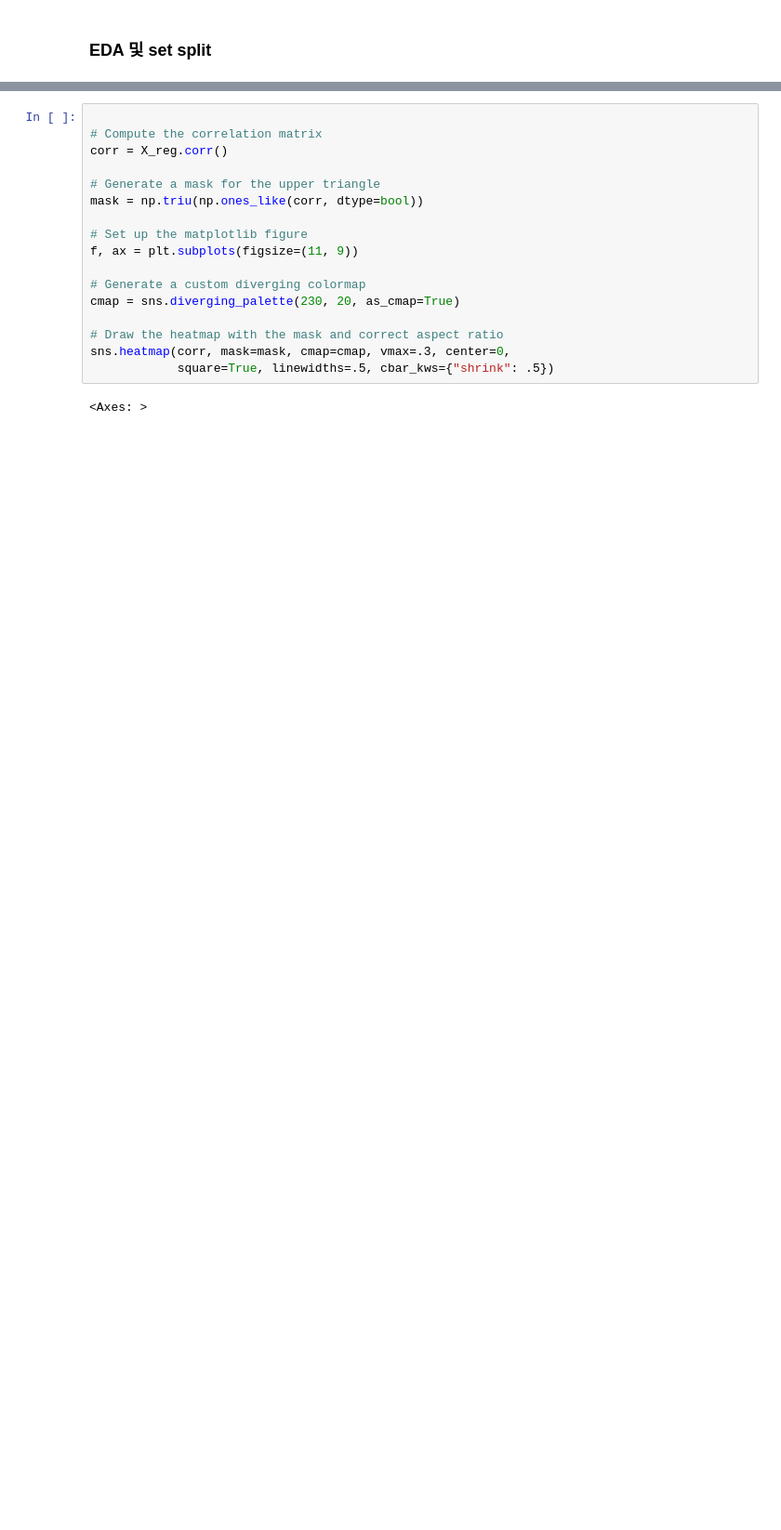
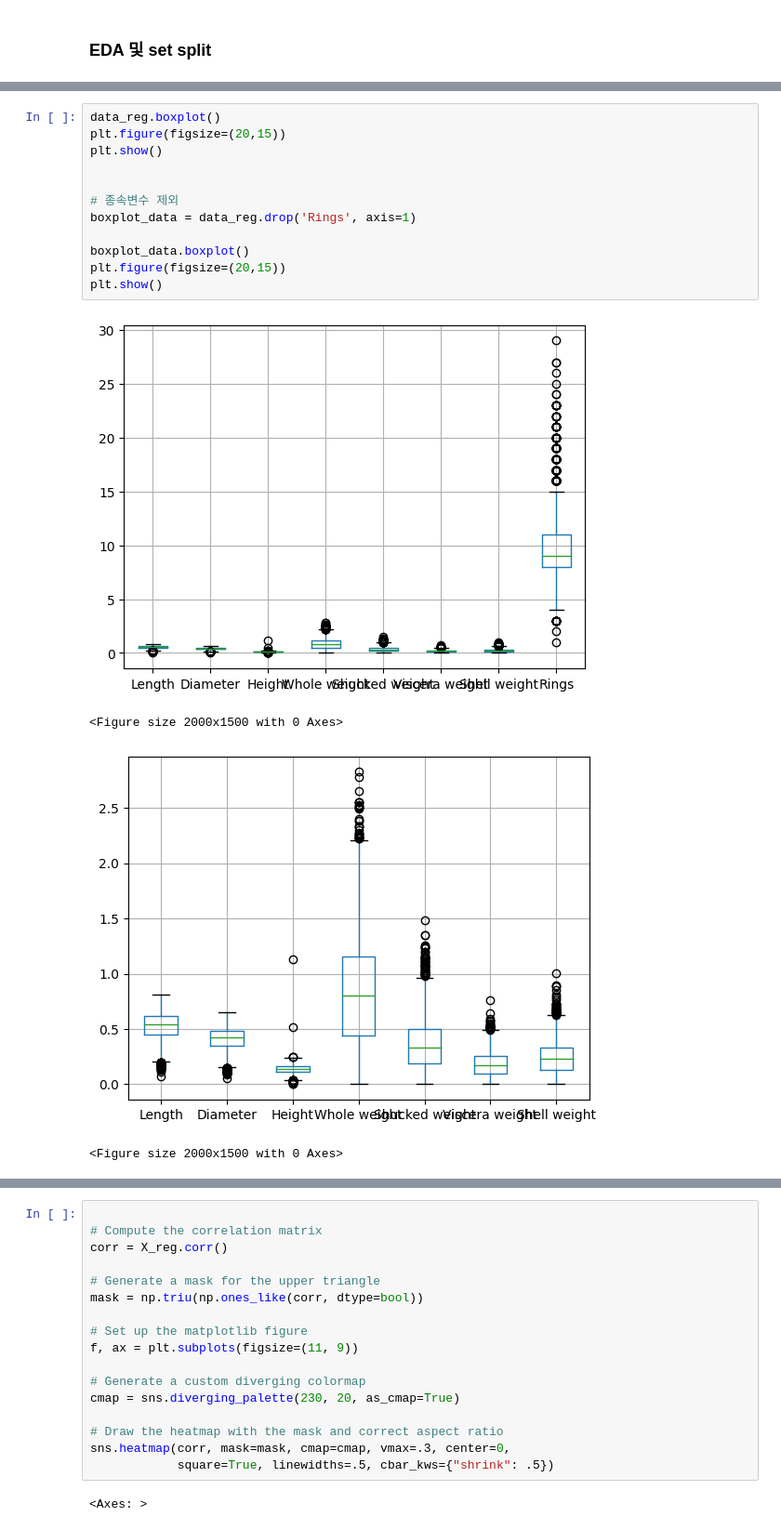
Before and after one commit to KHP95/AIB_TP1, a Jupyter notebook: regression_1.ipynb, the cells around one changed output, grey strips where cells are left out. Shown at 93% size. Drawn from its saved outputs; the diff is of its cells as text; blank space fills up the shorter version.

```diff
--- a/regression_1.ipynb
+++ b/regression_1.ipynb
@@ -38,0 +92,17 @@ data_reg = pd.read_csv('./csv/Regression_data.csv')
+# %%
+data_reg.boxplot()
+plt.figure(figsize=(20,15))
+plt.show()
+
+
+# 종속변수 제외
+boxplot_data = data_reg.drop('Rings', axis=1)
+
+boxplot_data.boxplot()
+plt.figure(figsize=(20,15))
+plt.show()
+# %% [output]
+[figure, added]
+<Figure size 2000x1500 with 0 Axes>
+[figure, added]
+<Figure size 2000x1500 with 0 Axes>
```
Also changed, not shown: parts of 14 cells of this notebook.
